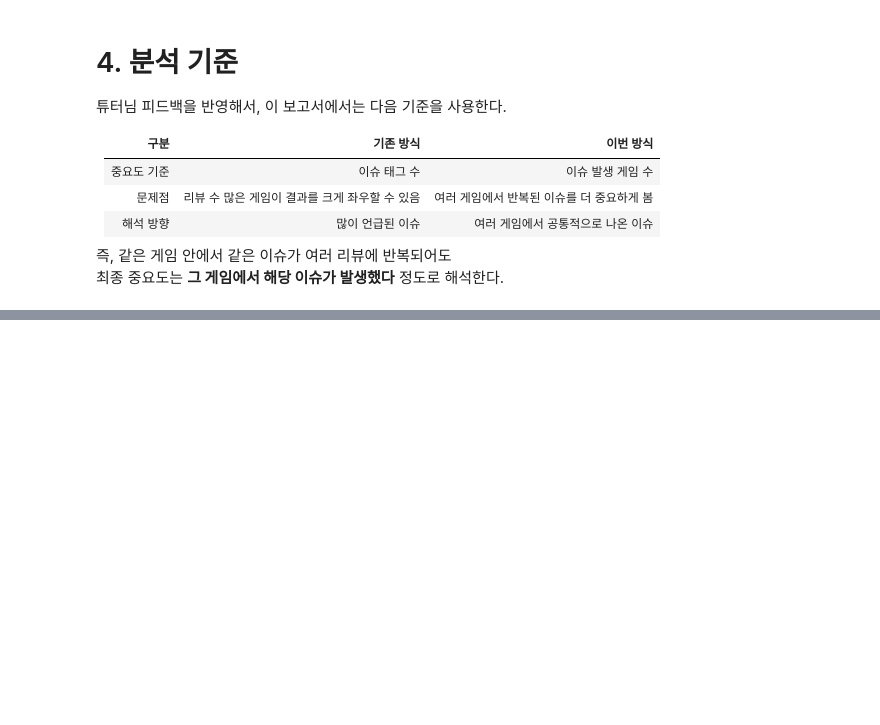
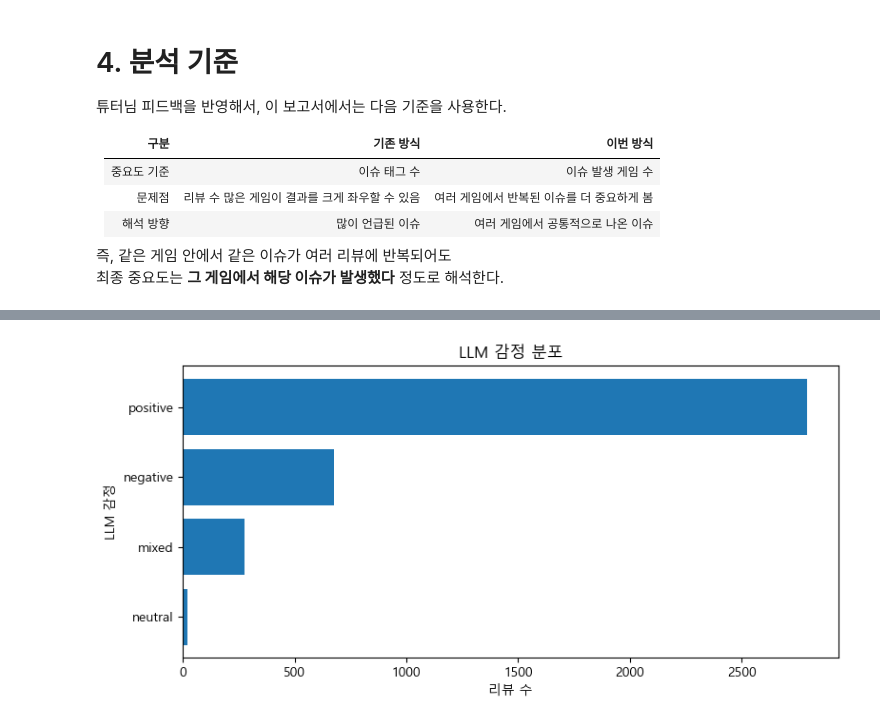
Before and after one commit to jinnyjinnyjinjin/steam-indie-game-analysis, a Jupyter notebook: src/notebooks/seoung/LLMtest/03-1_llm_sentiment_allgames_PreLaunch_report_v3.ipynb, the cells around one changed output, grey strips where cells are left out. Saved outputs shown, nothing was run; the diff lists cells and outputs as text; code cells hidden in the pictures; blank space fills up the shorter version.

```diff
--- a/src/notebooks/seoung/LLMtest/03-1_llm_sentiment_allgames_PreLaunch_report_v3.ipynb
+++ b/src/notebooks/seoung/LLMtest/03-1_llm_sentiment_allgames_PreLaunch_report_v3.ipynb
@@ -155,9 +165,8 @@ tag_df["recommendationid"] = tag_df["recommendationid"].astype(str)
 # ============================================================
 # LLM 입력 파일의 메타데이터 결합
 # ============================================================
-
-llm_input_df = pd.read_csv(LLM_INPUT_PATH)
-llm_input_df["recommendationid"] = llm_input_df["recommendationid"].astype(str)
+# LLM 결과 파일에 가격대/장르/태그 정보가 빠져 있을 수 있으므로,
+# llm_input_reviews.csv에서 필요한 메타데이터를 다시 붙인다.
 
 meta_cols = [
     "recommendationid",
@@ -168,21 +177,19 @@ meta_cols = [
     "top_steam_tags_text"
 ]
 
-meta_cols = [col for col in meta_cols if col in llm_input_df.columns]
+meta_df = llm_input_df[meta_cols].drop_duplicates("recommendationid")
+add_cols = ["price", "price_group", "genres_text", "categories_text", "top_steam_tags_text"]
 
-meta_df = llm_input_df[meta_cols].drop_duplicates("recommendationid")
-
+review_df = review_df.drop(columns=add_cols, errors="ignore")
 review_df = review_df.merge(meta_df, on="recommendationid", how="left")
 
-add_cols = [col for col in meta_cols if col != "recommendationid"]
-
+tag_df = tag_df.drop(columns=add_cols, errors="ignore")
 tag_df = tag_df.merge(
     review_df[["recommendationid"] + add_cols].drop_duplicates("recommendationid"),
     on="recommendationid",
     how="left"
 )
 
-print("LLM 입력 파일 메타데이터를 결합했다.")
-print("review_df:", review_df.shape)
-print("tag_df:", tag_df.shape)
+print("메타데이터 결합 후 review_df:", review_df.shape)
+print("메타데이터 결합 후 tag_df:", tag_df.shape)
 # %% [output]
@@ -1692,0 +444,22 @@ if SAVE_CHECKLIST_RESULT:
+# %%
+# ============================================================
+# 전체 LLM 감정 분포 그래프
+# ============================================================
+llm_sentiment = (
+    review_df["llm_sentiment"]
+    .value_counts()
+    .reset_index()
+)
+llm_sentiment.columns = ["llm_sentiment", "review_count"]
+
+plot_df = llm_sentiment.sort_values("review_count", ascending=True)
+
+plt.figure(figsize=(8, 4))
+plt.barh(plot_df["llm_sentiment"], plot_df["review_count"])
+plt.title("LLM 감정 분포")
+plt.xlabel("리뷰 수")
+plt.ylabel("LLM 감정")
+plt.tight_layout()
+plt.show()
+# %% [output]
+[figure, added]
```
Also changed, not shown: parts of 108 cells of this notebook, 2 other files.
